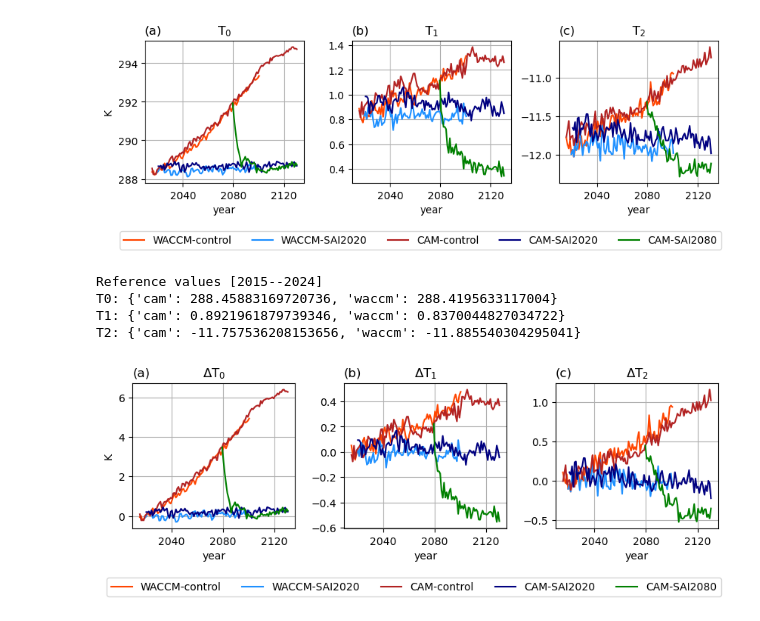
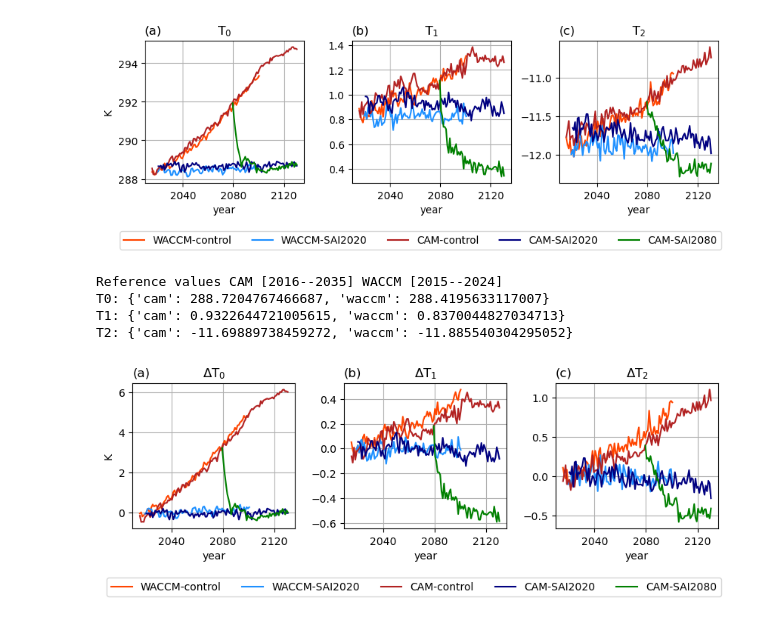
Before and after one commit to JdeJong96/CESM-CAM_SAI, a Jupyter notebook: results/T0_T1_T2.ipynb, the cells around one changed output. Saved outputs shown, nothing was run; the diff lists cells and outputs as text; code cells hidden in the pictures.

```diff
--- a/results/T0_T1_T2.ipynb
+++ b/results/T0_T1_T2.ipynb
@@ -205,50 +240,50 @@ colsW = ['orangered','dodgerblue']
 labels = list(T_cam.keys())
 fig, ax = plt.subplots(1,3, figsize=(10,2.5), sharex=True)
 
-T0ref = {'cam': T_cam['control']['T0'].isel(time=slice(0,10)).mean('time').item(),
+T0ref = {'cam': T_cam['control']['T0'].isel(time=slice(1,21)).mean('time').item(),
          'waccm': T_waccm['control']['T0'].isel(time=slice(0,10)).mean('time').item()}
-T1ref = {'cam': T_cam['control']['T1'].isel(time=slice(0,10)).mean('time').item(),
+T1ref = {'cam': T_cam['control']['T1'].isel(time=slice(1,21)).mean('time').item(),
          'waccm': T_waccm['control']['T1'].isel(time=slice(0,10)).mean('time').item()}
-T2ref = {'cam': T_cam['control']['T2'].isel(time=slice(0,10)).mean('time').item(),
+T2ref = {'cam': T_cam['control']['T2'].isel(time=slice(1,21)).mean('time').item(),
          'waccm': T_waccm['control']['T2'].isel(time=slice(0,10)).mean('time').item()}
-print("Reference values [2015--2024]")
+print("Reference values CAM [2016--2035] WACCM [2015--2024]")
 for k,v in {'T0':T0ref, 'T1':T1ref, 'T2':T2ref}.items():
     print(f"{k}: {v}")
 
 # T0 plot
 for e,exp in enumerate(T_waccm):
     (T_waccm[exp]['T0']-T0ref['waccm']).plot(ax=ax[0], label='WACCM-'+exp, c=colsW[e])
 for e,exp in enumerate(T_cam):
     (T_cam[exp]['T0']-T0ref['cam']).plot(ax=ax[0], label='CAM-'+exp, c=cols[e])
 
 # T1 plot
 for e,exp in enumerate(T_waccm):
     (T_waccm[exp]['T1']-T1ref['waccm']).plot(ax=ax[1], label=exp, c=colsW[e])
 for e,exp in enumerate(T_cam):
     (T_cam[exp]['T1']-T1ref['cam']).plot(ax=ax[1], label=labels[e], c=cols[e])
 
 # T2 plot
 for e,exp in enumerate(T_waccm):
     (T_waccm[exp]['T2']-T2ref['waccm']).plot(ax=ax[2], label=exp, c=colsW[e])
 for e,exp in enumerate(T_cam):
     (T_cam[exp]['T2']-T2ref['cam']).plot(ax=ax[2], label=labels[e], c=cols[e])
 
 ax[0].set_title(r'$\Delta$T$_0$'); ax[0].set_title('(a)', loc='left')
 ax[1].set_title(r'$\Delta$T$_1$'); ax[1].set_title('(b)', loc='left')
 ax[2].set_title(r'$\Delta$T$_2$'); ax[2].set_title('(c)', loc='left')
 ax[0].set_ylabel('K')
 ax[0].legend(prop={'size':10}, bbox_to_anchor=(3.65, -0.3), ncols=5)
 for axi in ax:
     axi.grid()
     axi.set_xlabel('year')
 plt.subplots_adjust(wspace=0.3)
 fig.savefig('figures/T0_T1_T2.pdf', bbox_inches='tight')
 # %% [output]
-Reference values [2015--2024]
-T0: {'cam': 288.45883169720736, 'waccm': 288.4195633117004}
-T1: {'cam': 0.8921961879739346, 'waccm': 0.8370044827034722}
-T2: {'cam': -11.757536208153656, 'waccm': -11.885540304295041}
+Reference values CAM [2016--2035] WACCM [2015--2024]
+T0: {'cam': 288.7204767466687, 'waccm': 288.4195633117007}
+T1: {'cam': 0.9322644721005615, 'waccm': 0.8370044827034713}
+T2: {'cam': -11.69889738459272, 'waccm': -11.885540304295052}
-[figure, old version]
+[figure, new version]
 # %%
 %%time
 var = 'TREFHT'
```
Also changed, not shown: parts of 9 cells of this notebook, 4 other files.
